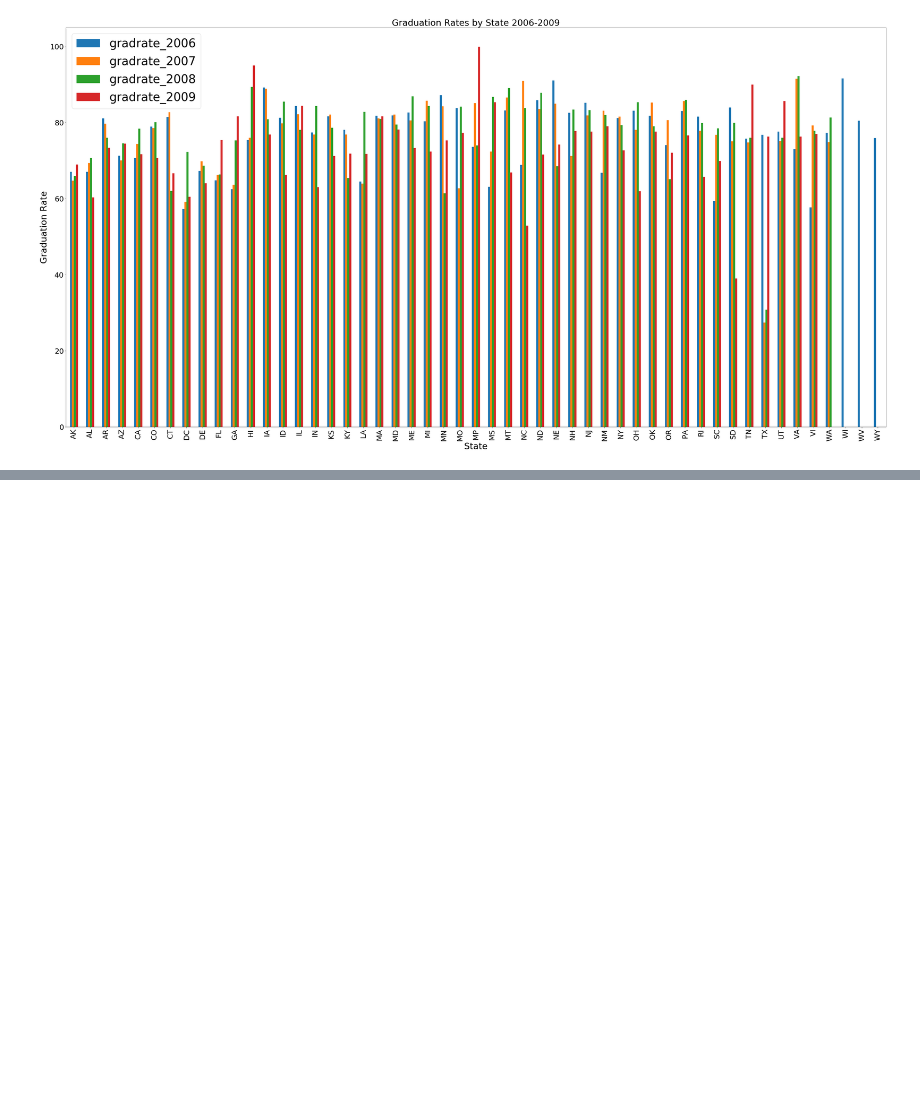
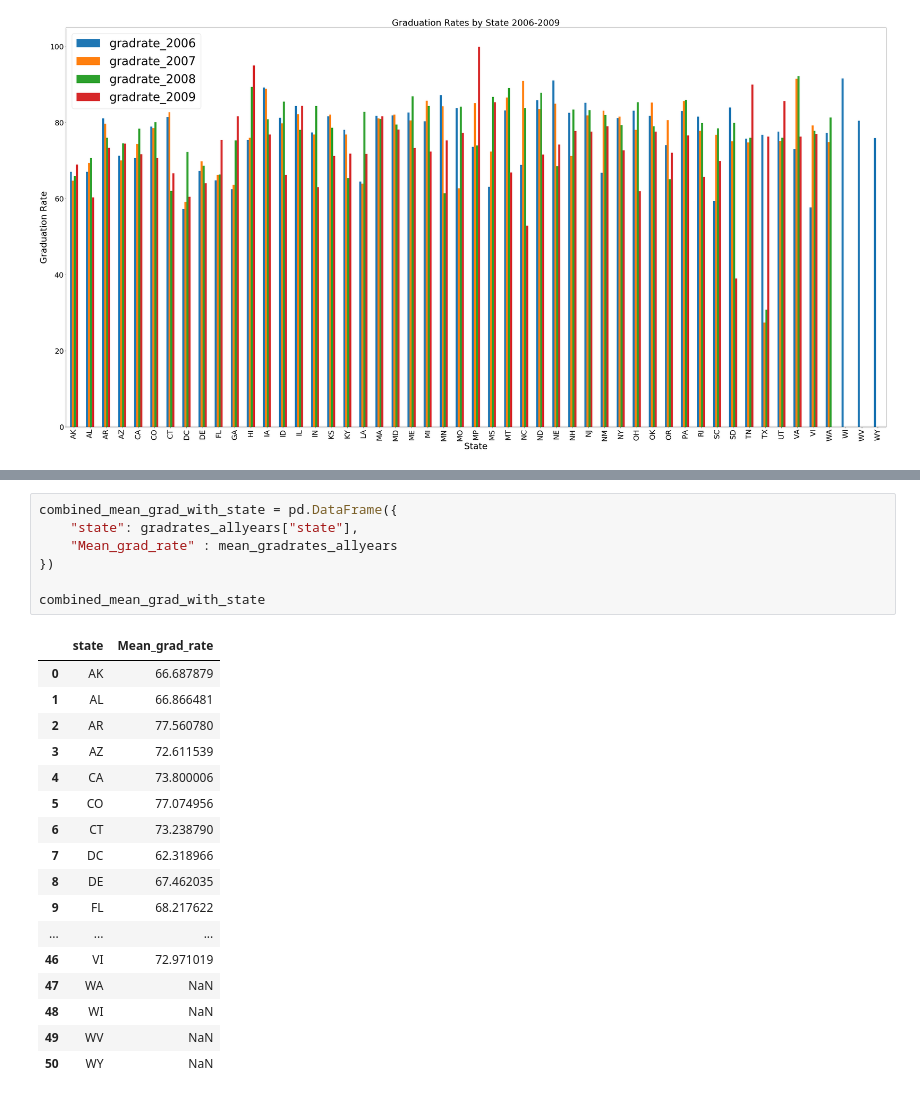
Before and after one commit to klcurtiss/Project1work, a Jupyter notebook: Kelly_project1.ipynb, the cells around one changed output, grey strips where cells are left out. Drawn from its saved outputs; the diff is of its cells as text; blank space fills up the shorter version.

```diff
--- a/Kelly_project1.ipynb
+++ b/Kelly_project1.ipynb
@@ -510,0 +582,25 @@ plt.show()
+# %%
+combined_mean_grad_with_state = pd.DataFrame({
+    "state": gradrates_allyears["state"],
+    "Mean_grad_rate" : mean_gradrates_allyears
+})
+
+combined_mean_grad_with_state
+# %% [output]
+|  | state | Mean_grad_rate |
+| 0 | AK | 66.687879 |
+| 1 | AL | 66.866481 |
+| 2 | AR | 77.560780 |
+| 3 | AZ | 72.611539 |
+| 4 | CA | 73.800006 |
+| 5 | CO | 77.074956 |
+| 6 | CT | 73.238790 |
+| 7 | DC | 62.318966 |
+| 8 | DE | 67.462035 |
+| 9 | FL | 68.217622 |
+| ... | ... | ... |
+| 46 | VI | 72.971019 |
+| 47 | WA | NaN |
+| 48 | WI | NaN |
+| 49 | WV | NaN |
+| 50 | WY | NaN |
```
Also changed, not shown: parts of 7 cells of this notebook, 1 other file.
